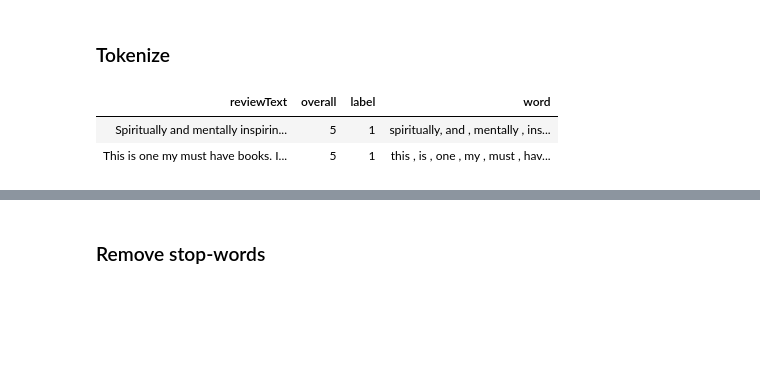
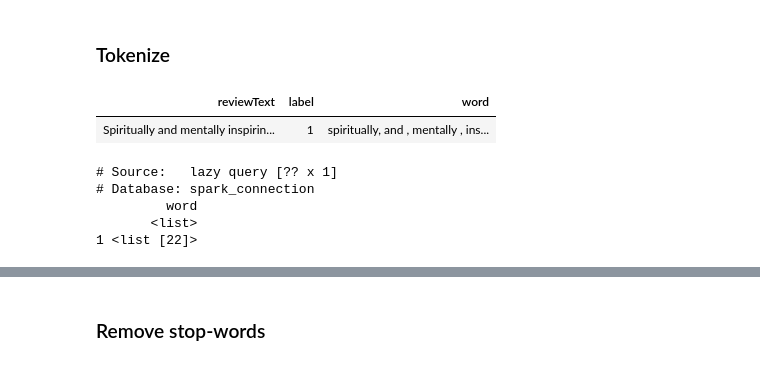
Before and after one commit to aurora-mareviv/sparklyr_test, a Jupyter notebook: sparklyr_test2.ipynb, the cells around one changed output, grey strips where cells are left out. Drawn from its saved outputs; the diff is of its cells as text; code cells hidden in the pictures; blank space fills up the shorter version.

```diff
--- a/sparklyr_test2.ipynb
+++ b/sparklyr_test2.ipynb
@@ -252,7 +250,7 @@ $trainingData
 # %% [markdown]
 We will convert the numerical covariate `overall` to binary (0/1) features.
 # %%
-bin_reviews <- ft_binarizer(reviews, threshold = 0.5, input.col = 'overall', output.col = 'label')
+bin_reviews <- ft_binarizer(reviews, threshold = 2.5, input.col = 'overall', output.col = 'label')
 # %%
 bin_reviews %>%
   select(reviewText, overall, label) %>%
@@ -268,10 +282,19 @@ bin_reviews %>%
 tokenized_reviews <- ft_tokenizer(bin_reviews, input.col = 'reviewText', output.col = 'word')
 # %%
 tokenized_reviews %>%
-  select(reviewText, overall, label, word) %>%
-  head(2) %>%
+  select(reviewText, label, word) %>%
+  head(1) %>%
   collect()
 # %% [output]
-| reviewText | overall | label | word |
-| Spiritually and mentally inspirin... | 5 | 1 | spiritually, and , mentally , ins... |
-| This is one my must have books. I... | 5 | 1 | this , is , one , my , must , hav... |
+| reviewText | label | word |
+| Spiritually and mentally inspirin... | 1 | spiritually, and , mentally , ins... |
+# %%
+tokenized_reviews %>%
+  select(word) %>%
+  head(1)
+# %% [output]
+# Source:   lazy query [?? x 1]
+# Database: spark_connection
+         word
+       <list>
+1 <list [22]>
```
Also changed, not shown: parts of 17 cells of this notebook.
